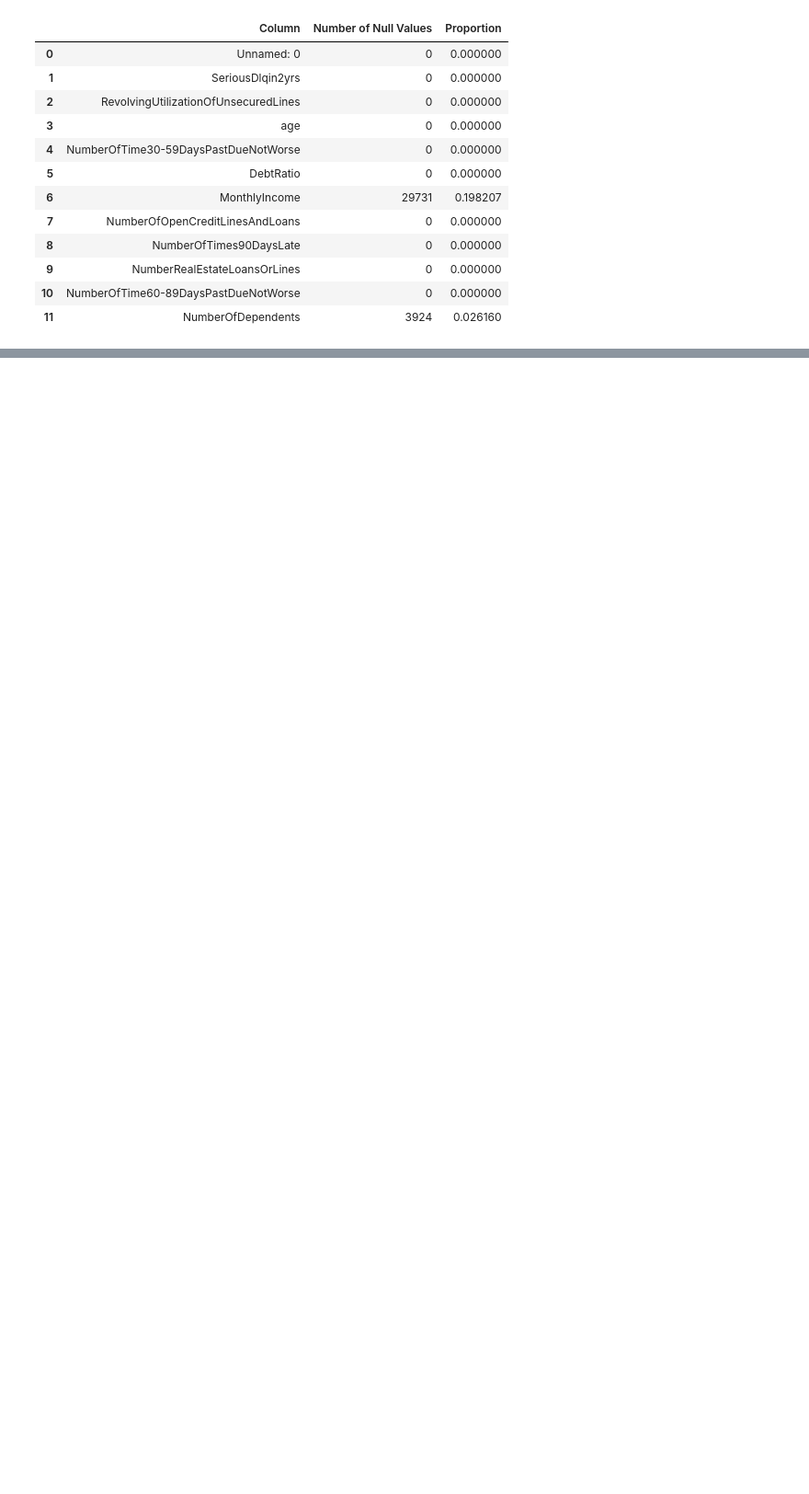
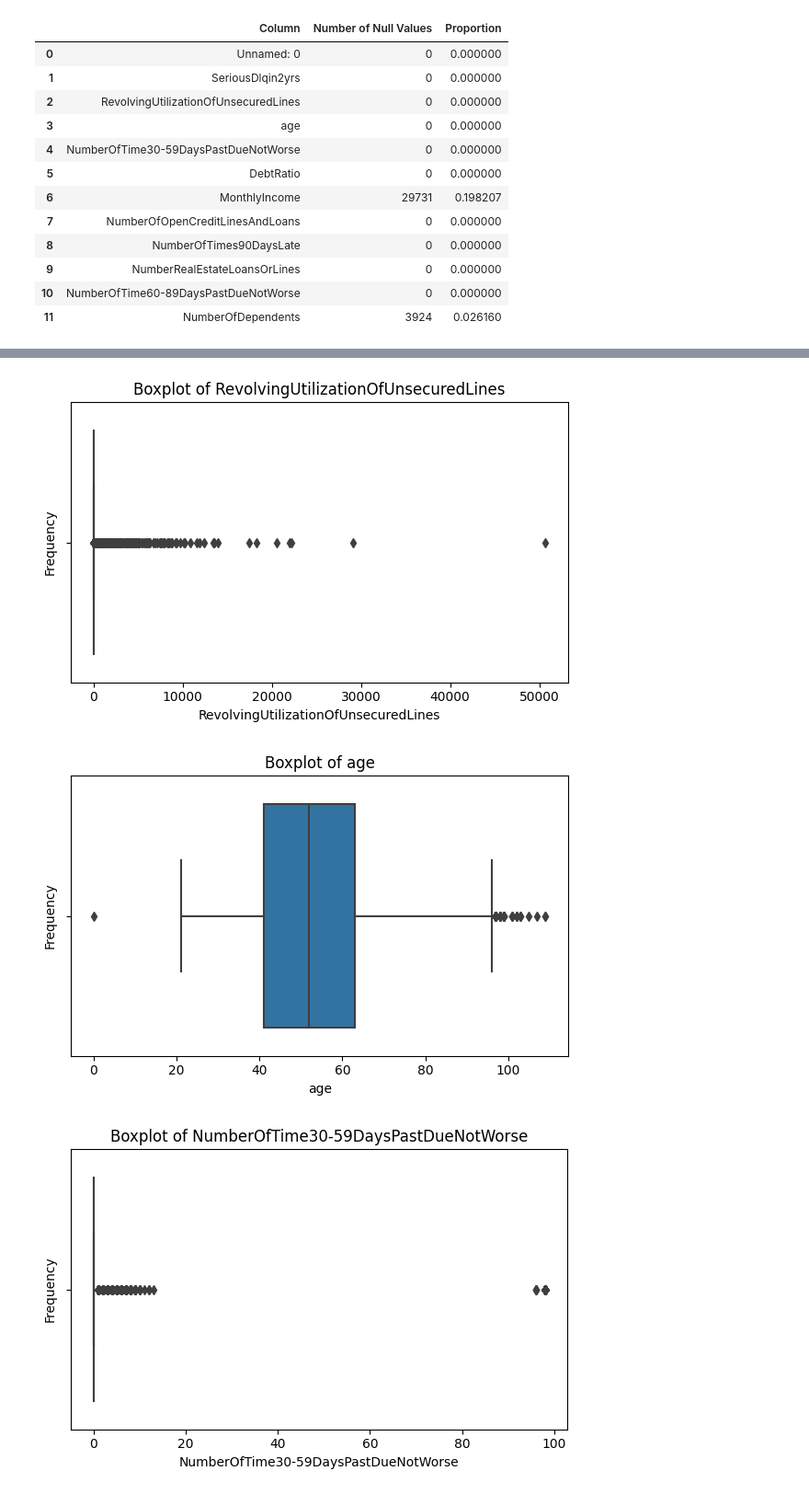
Before and after one commit to Tenzin-Yangzom-6839/GiveMeSomeCredit, a Jupyter notebook: GiveMeSomeCredit.ipynb, the cells around one changed output, grey strips where cells are left out. Shown at 92% size. Saved outputs shown, nothing was run; the diff lists cells and outputs as text; code cells hidden in the pictures; blank space fills up the shorter version.

```diff
--- a/GiveMeSomeCredit.ipynb
+++ b/GiveMeSomeCredit.ipynb
@@ -154,0 +262,21 @@ basic_stats
+# %%
+# List of numerical columns
+numerical_columns = ['RevolvingUtilizationOfUnsecuredLines', 'age',
+       'NumberOfTime30-59DaysPastDueNotWorse', 'DebtRatio', 'MonthlyIncome',
+       'NumberOfOpenCreditLinesAndLoans', 'NumberOfTimes90DaysLate',
+       'NumberRealEstateLoansOrLines', 'NumberOfTime60-89DaysPastDueNotWorse',
+       'NumberOfDependents']
+
+# Create box plots for numerical columns
+for col in numerical_columns:
+    plt.figure(figsize=(6, 4))
+    sns.boxplot(data=training_data, x=col)
+    plt.title(f'Boxplot of {col}')
+    plt.xlabel(col)
+    plt.ylabel('Frequency')
+    plt.tight_layout()
+    plt.show()
+# %% [output]
+[figure, added]
+[figure, added]
+[figure, added]
```
Also changed, not shown: parts of 54 cells of this notebook.
